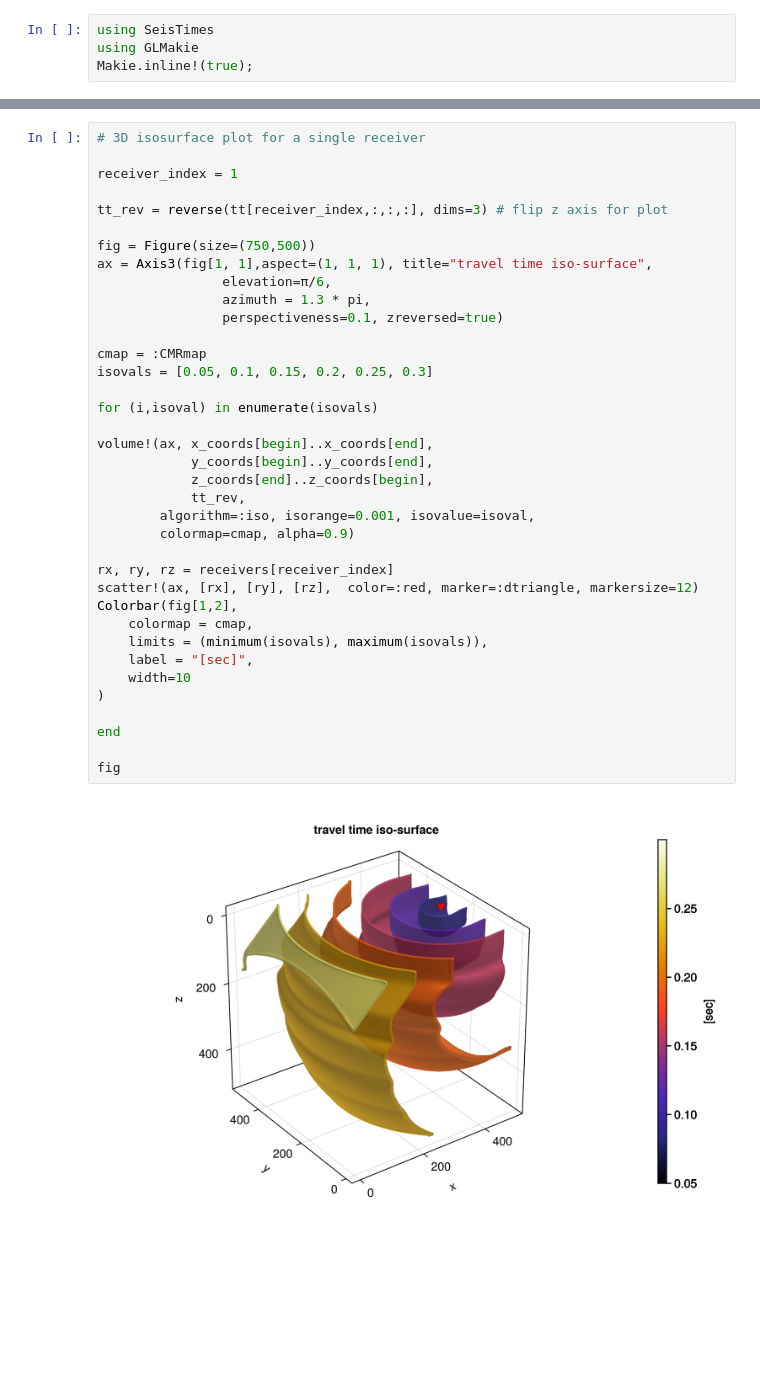
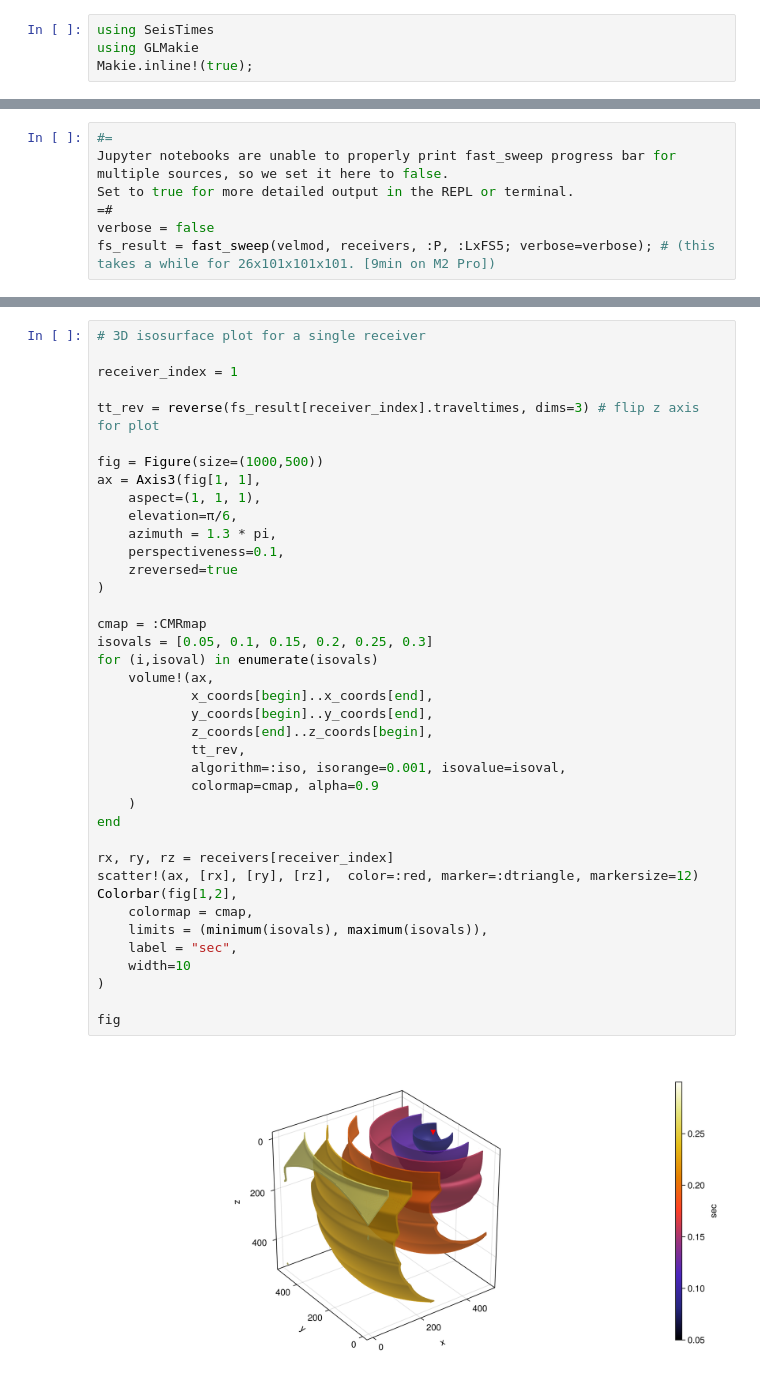
Before and after one commit to wtegtow/SeisTimes.jl, a Jupyter notebook: examples/tt_grid.ipynb, the cells around one changed output, grey strips where cells are left out. Saved outputs shown, nothing was run; the diff lists cells and outputs as text; blank space fills up the shorter version.

```diff
--- a/examples/tt_grid.ipynb
+++ b/examples/tt_grid.ipynb
@@ -96,3 +97,10 @@ Number of threads: 8
+# %%
+#=
+Jupyter notebooks are unable to properly print fast_sweep progress bar for multiple sources, so we set it here to false.
+Set to true for more detailed output in the REPL or terminal.
+=#
+verbose = false
+fs_result = fast_sweep(velmod, receivers, :P, :LxFS5; verbose=verbose); # (this takes a while for 26x101x101x101. [9min on M2 Pro])
 # %%
 # Visualize 2 receivers
 
@@ -138,39 +146,41 @@ GLMakie.Screen(...)
 # %%
 # 3D isosurface plot for a single receiver
 
 receiver_index = 1
 
-tt_rev = reverse(tt[receiver_index,:,:,:], dims=3) # flip z axis for plot
+tt_rev = reverse(fs_result[receiver_index].traveltimes, dims=3) # flip z axis for plot
 
-fig = Figure(size=(750,500))
-ax = Axis3(fig[1, 1],aspect=(1, 1, 1), title="travel time iso-surface",
-                elevation=π/6,
-                azimuth = 1.3 * pi,
-                perspectiveness=0.1, zreversed=true)
+fig = Figure(size=(1000,500))
+ax = Axis3(fig[1, 1],
+    aspect=(1, 1, 1),
+    elevation=π/6,
+    azimuth = 1.3 * pi,
+    perspectiveness=0.1,
+    zreversed=true
+)
 
 cmap = :CMRmap
 isovals = [0.05, 0.1, 0.15, 0.2, 0.25, 0.3]
-
 for (i,isoval) in enumerate(isovals)
-
-volume!(ax, x_coords[begin]..x_coords[end],
+    volume!(ax,
+            x_coords[begin]..x_coords[end],
             y_coords[begin]..y_coords[end],
             z_coords[end]..z_coords[begin],
             tt_rev,
-        algorithm=:iso, isorange=0.001, isovalue=isoval,
-        colormap=cmap, alpha=0.9)
+            algorithm=:iso, isorange=0.001, isovalue=isoval,
+            colormap=cmap, alpha=0.9
+    )
+end
 
 rx, ry, rz = receivers[receiver_index]
 scatter!(ax, [rx], [ry], [rz],  color=:red, marker=:dtriangle, markersize=12)
 Colorbar(fig[1,2],
     colormap = cmap,
     limits = (minimum(isovals), maximum(isovals)),
-    label = "[sec]",
+    label = "sec",
     width=10
 )
 
-end
-
 fig
 # %% [output]
-[figure, old version]
+[figure, new version]
```
Also changed, not shown: parts of 5 cells of this notebook, 10 other files.
